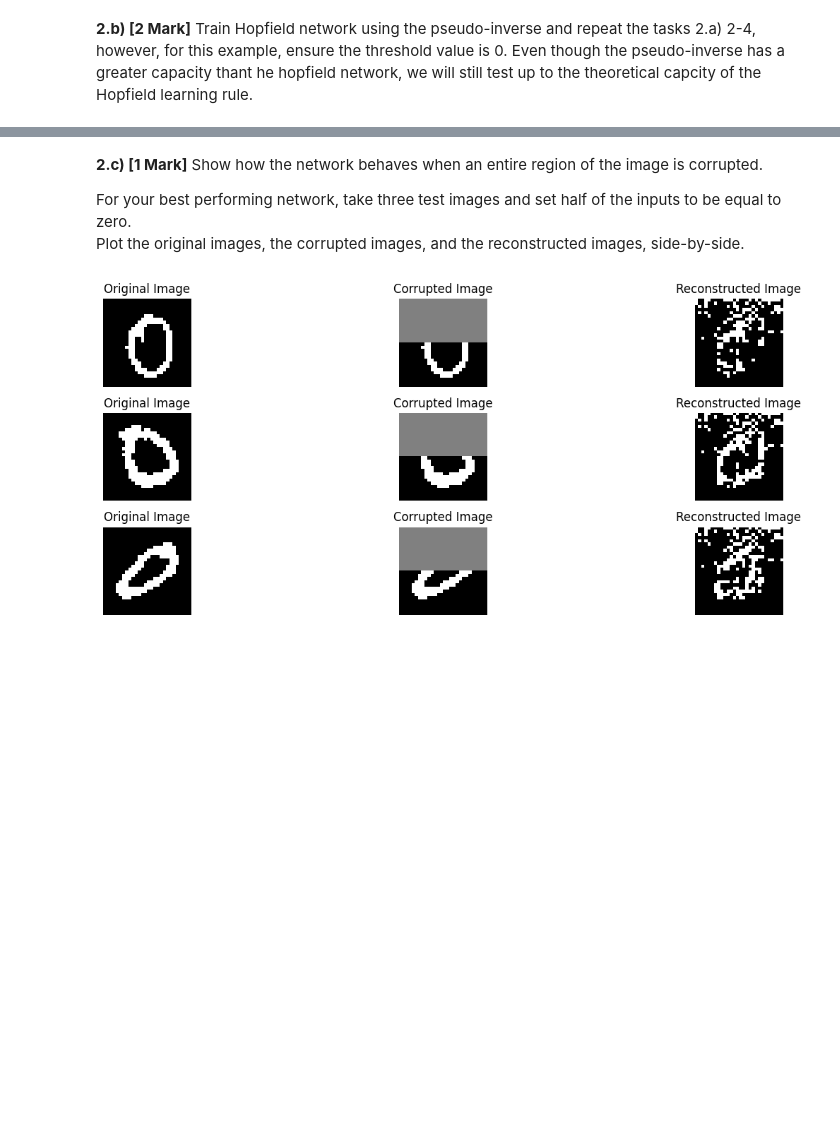
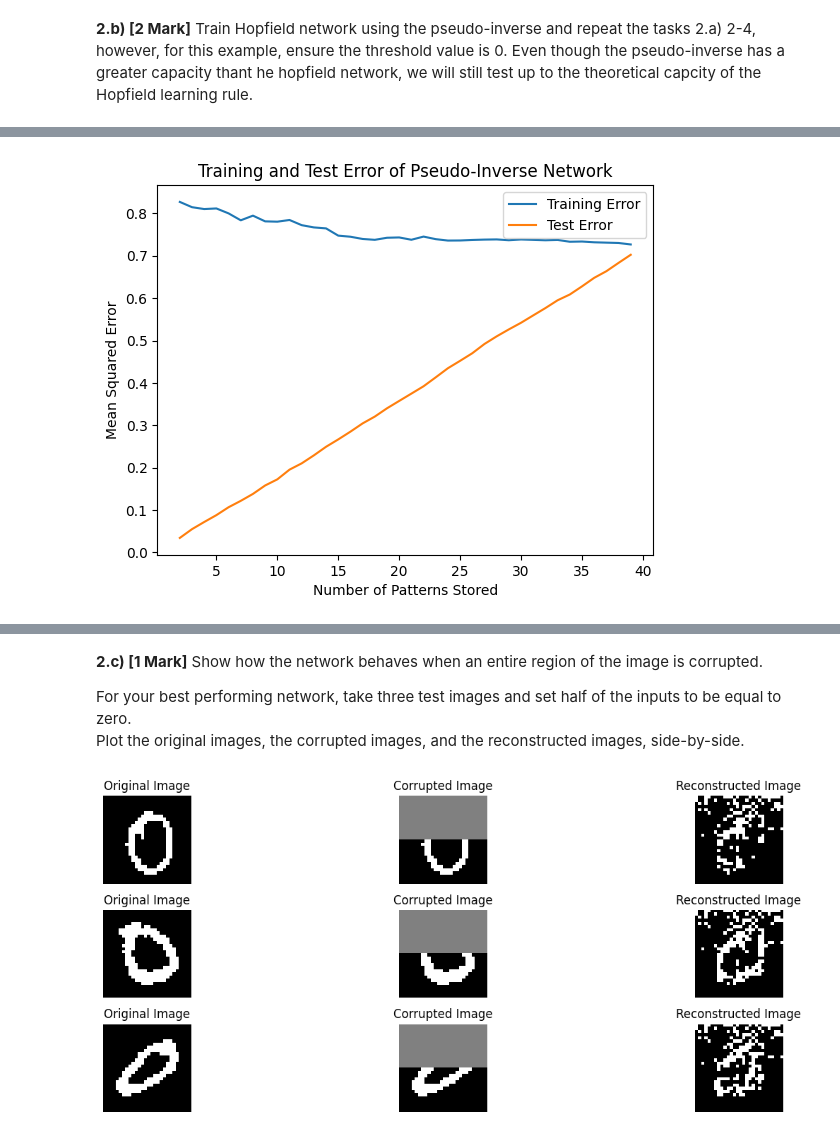
Before and after one commit to mr-nudo/neuronModels1, a Jupyter notebook: syde552_file_(3).ipynb, the cells around one changed output, grey strips where cells are left out. Cells and saved outputs as stored; diff of their text form; code cells hidden in the pictures; blank space fills up the shorter version.

```diff
--- a/syde552_file_(3).ipynb
+++ b/syde552_file_(3).ipynb
@@ -473,0 +483,62 @@ plt.show()
+# %%
+# 2.b.3 - Plot training and test error
+
+def mse(true_vals, pred_vals):
+    return torch.mean((true_vals - pred_vals) ** 2)
+
+def test_network(training_patterns, test_patterns, C):
+    assert training_patterns.shape[0] == C, f'''Error: Expected training patterns to contain {C} patterns'''
+    training_error = torch.zeros((len(range(2,C)),))
+    test_error = torch.zeros((len(range(2,C)),))
+    for pattern_idx, num_patterns in enumerate(range(2,C)):
+        # train network
+        ## NOTE: you will need to change the following line if you want to use something other
+        ## than the outer product matrix.
+        W = pseudoinverse_hopfield_matrix(binary_img_tensor[:num_patterns,:])
+        # for each image in the training set, compute the mse
+
+        training_error_sum = 0
+        test_error_sum = 0
+        for test_idx in range(num_patterns):
+            reconstructed_train = evaluate_hopfield_network(W_pseudo, training_patterns[test_idx].reshape(-1,1))[0]
+            reconstructed_test = evaluate_hopfield_network(W_pseudo, test_patterns[test_idx].reshape(-1,1))[0]
+
+            training_error_sum += mse(training_patterns[test_idx], reconstructed_train.reshape(1,-1))
+            test_error_sum += mse(test_patterns[test_idx], reconstructed_test.reshape(1,-1))
+
+        training_error[pattern_idx] = training_error_sum / num_patterns
+        test_error[pattern_idx] = test_error_sum / test_patterns.shape[0]
+
+    return training_error, test_error
+
+# Perform tests for 5 randomly selected training sets
+average_results = torch.zeros((5, 2, C-2))
+# average_results = []
+for trial in range(5):
+    # Randomly select training patterns
+    random_indices = torch.randperm(binary_img_tensor.shape[0])[:C]
+    training_patterns = binary_img_tensor[random_indices]
+
+    # Generate random test patterns
+    random_test_indices = torch.randperm(binary_test_img_tensor.shape[0])[:C]
+    test_patterns = binary_test_img_tensor[random_test_indices]
+
+    # Test network
+    training_error, test_error = test_network(training_patterns, test_patterns, C)
+    average_results[trial, 0] = training_error
+    average_results[trial, 1] = test_error
+
+# Calculate average results across trials
+average_results = torch.mean(average_results, dim=0)
+
+# Plot results
+plt.figure()
+plt.plot(range(2, C), average_results[0], label='Training Error')
+plt.plot(range(2, C), average_results[1], label='Test Error')
+plt.xlabel('Number of Patterns Stored')
+plt.ylabel('Mean Squared Error')
+plt.title('Training and Test Error of Pseudo-Inverse Network')
+plt.legend()
+plt.show()
+# %% [output]
+[figure, added]
```
Also changed, not shown: parts of 17 cells of this notebook.
